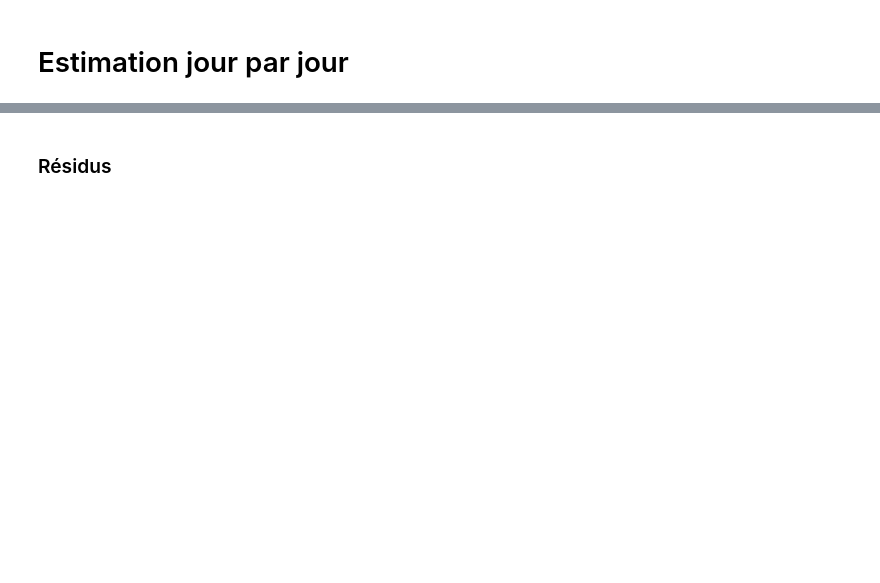
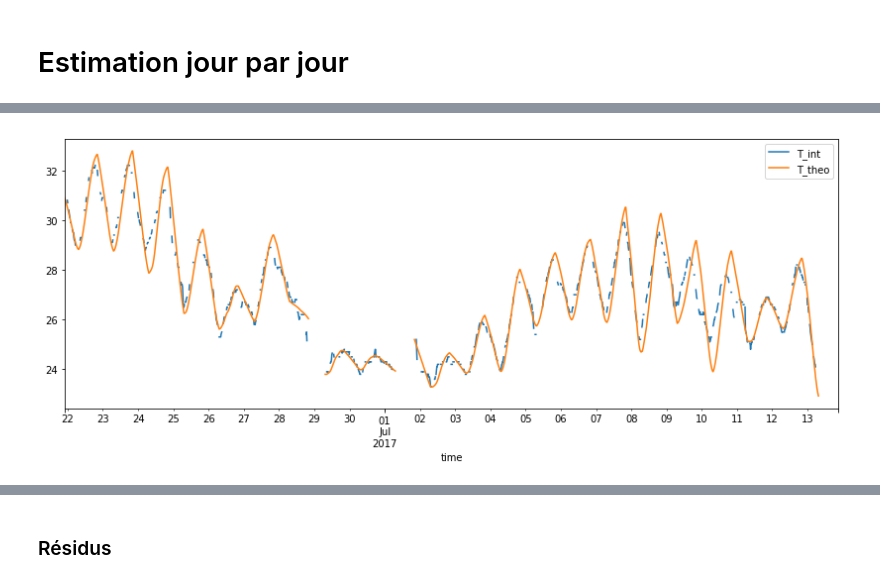
Before and after one commit to xdze2/thermique_appart, a Jupyter notebook: BlackBoxModel02.ipynb, the cells around one changed output, grey strips where cells are left out. Saved outputs shown, nothing was run; the diff lists cells and outputs as text; code cells hidden in the pictures; blank space fills up the shorter version.

```diff
--- a/BlackBoxModel02.ipynb
+++ b/BlackBoxModel02.ipynb
@@ -224,3 +272,7 @@ print('done')
+# %%
+df[['T_int', 'T_theo']].plot( figsize=(14, 5)  );
+# %% [output]
+[figure, added]
 # %%
 df[['T_int', 'temperature', 'T_theo']].plot( figsize=(14, 5)  );
 # %% [output]
```
Also changed, not shown: parts of 46 cells of this notebook, 5 other files.
